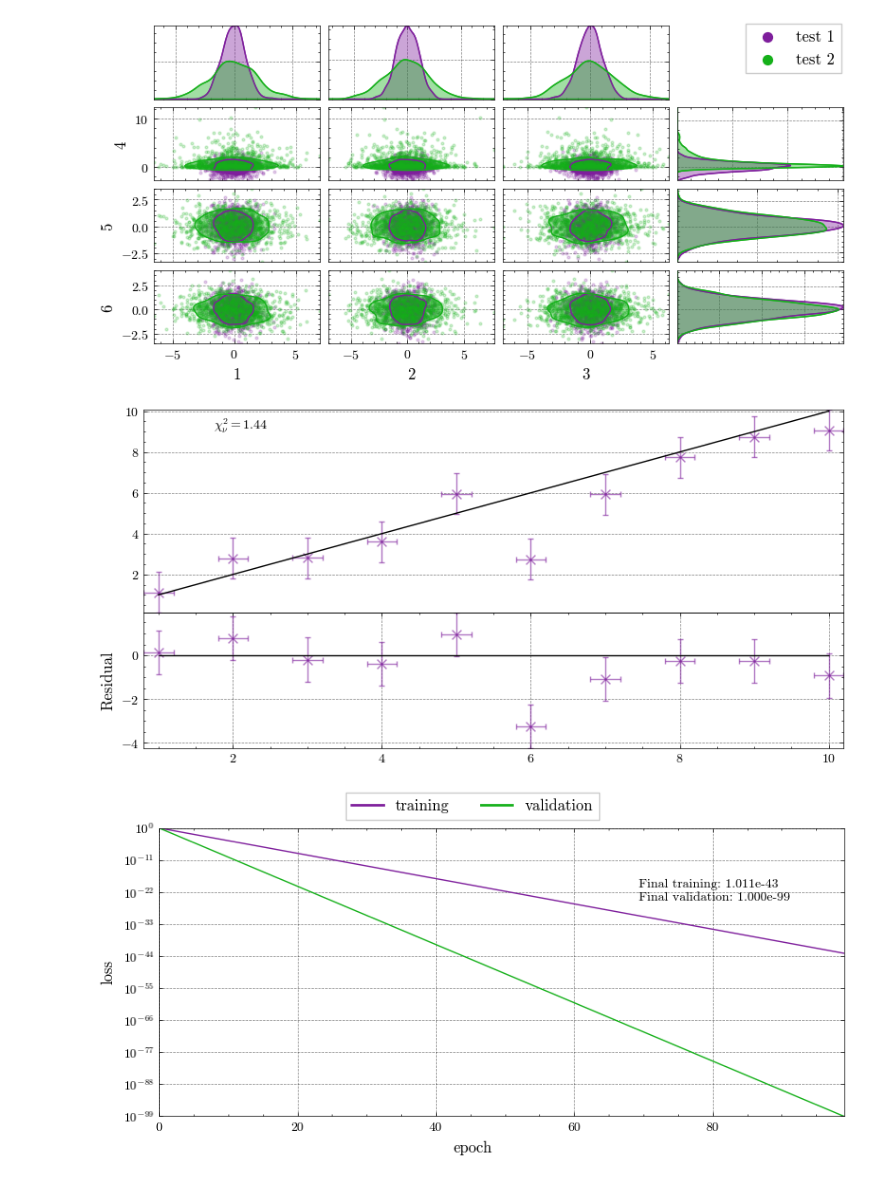
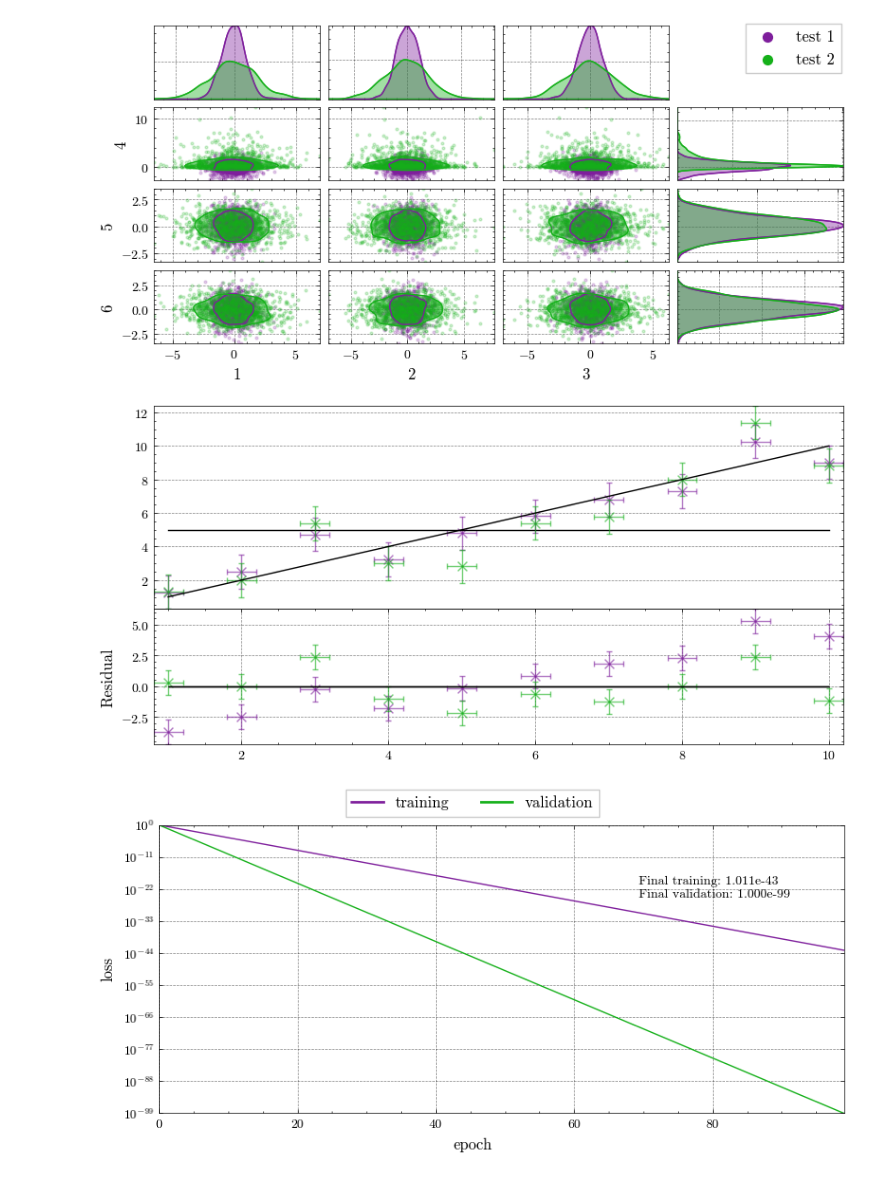
Before and after one commit to EthanTreg/Science-Plots, a Jupyter notebook: jupyter/plot_tests.ipynb, the cells around one changed output. Drawn from its saved outputs; the diff is of its cells as text; code cells hidden in the pictures.

Commit message:
Fixed PlotComparison target lines not saved correctly.

```diff
--- a/jupyter/plot_tests.ipynb
+++ b/jupyter/plot_tests.ipynb
@@ -135,9 +135,17 @@ plot = plots.PlotParamPairComparison(
 # %%
 x_data = np.arange(10) + 1
 y_data = np.arange(10) + np.random.randn(10) + 1
-plot = plots.PlotComparison(x_data, y_data, residual='residual', x_error=np.ones_like(y_data) * 0.2, y_error=np.ones_like(y_data), fig_size=(8, 4))
+plot = plots.PlotComparison(
+    x_data,
+    np.array([y_data, y_data + np.random.randn(10)]),
+    residual='residual',
+    target=[np.ones_like(x_data) * 5, x_data],
+    x_error=np.ones_like(y_data) * 0.2,
+    y_error=np.ones_like(y_data),
+    fig_size=(8, 4),
+)
 # %% [output]
-[figure, old version]
+[figure, new version]
 # %%
 data = [-np.arange(100)] * 2
 data[0] = np.exp(data[0])
```
Also changed, not shown: 2 other files.
